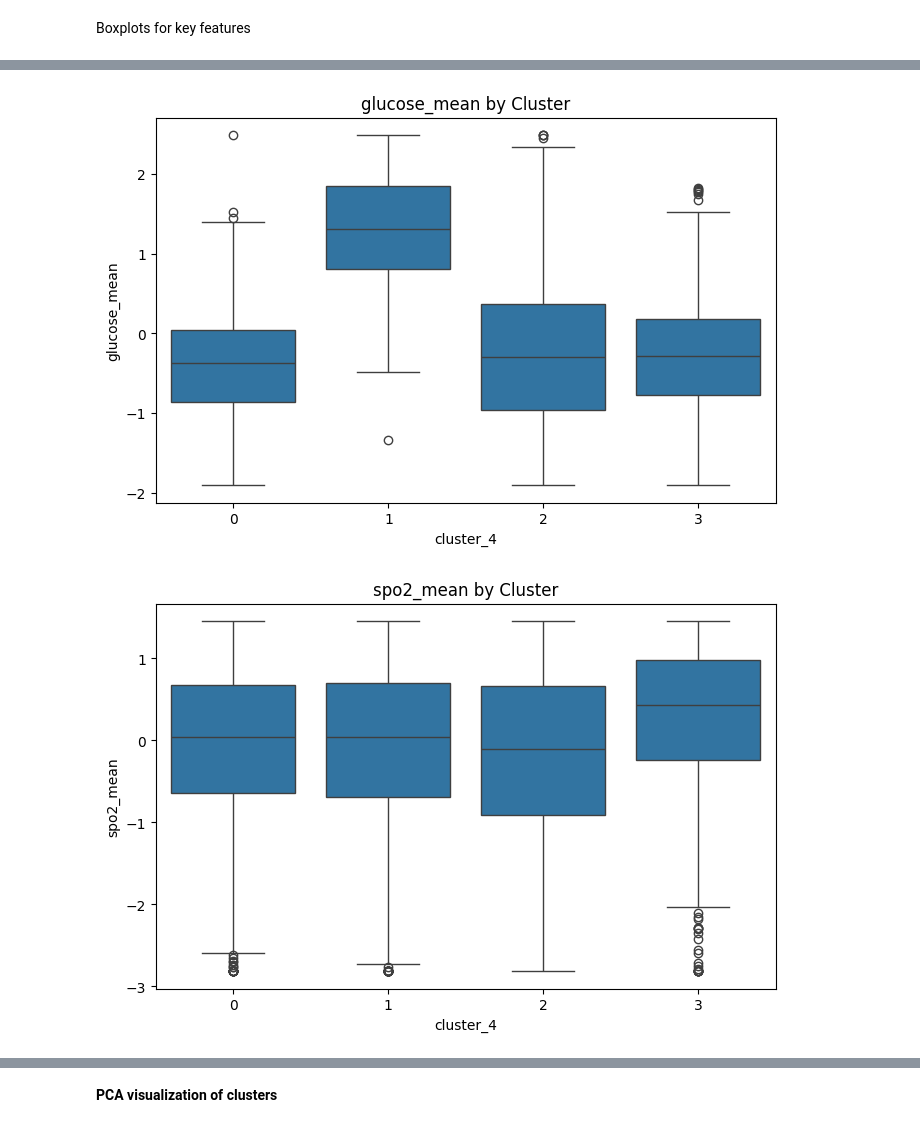
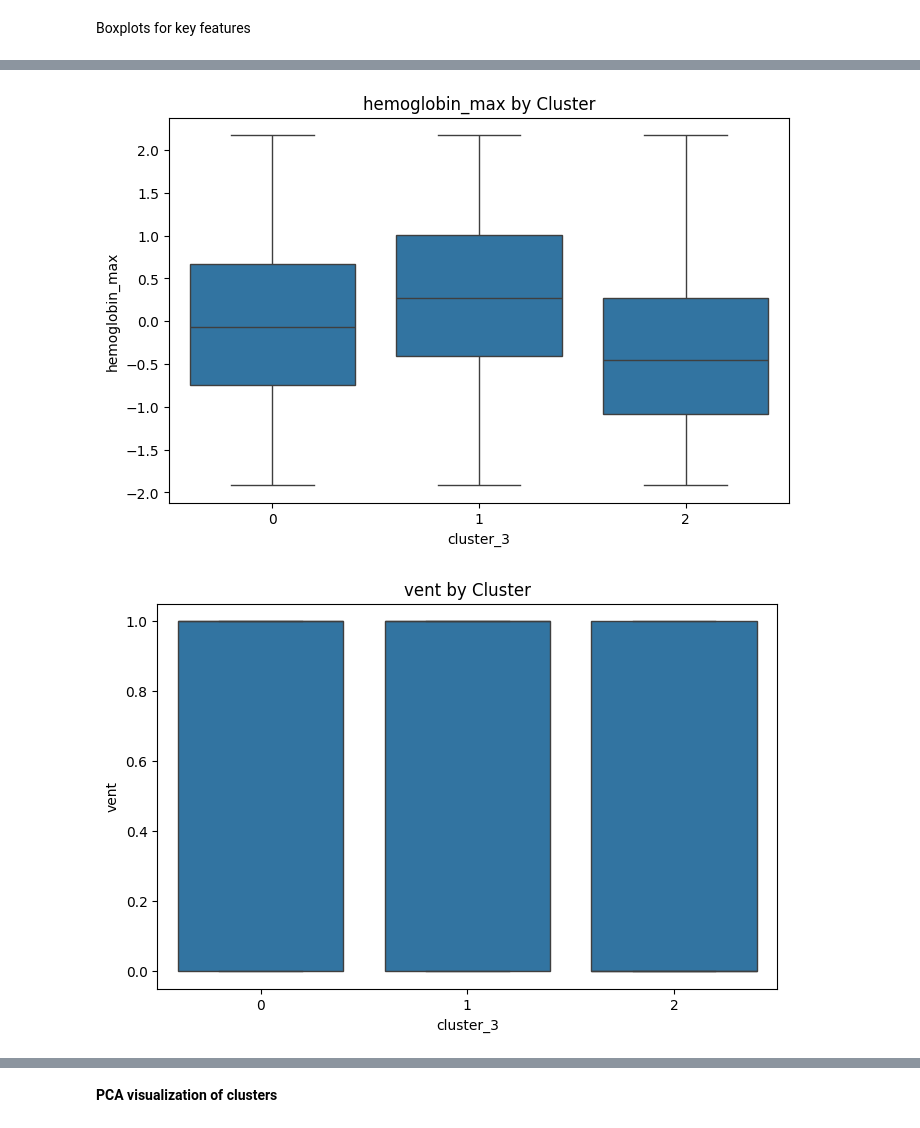
Before and after one commit to Edenshmuel/MIMIC_ICU_Prediction_and_Clustering, a Jupyter notebook: Clustering.ipynb, the cells around one changed output, grey strips where cells are left out. Cells and saved outputs as stored; diff of their text form; code cells hidden in the pictures.

```diff
--- a/Clustering.ipynb
+++ b/Clustering.ipynb
@@ -141,2 +137,6 @@ Given the small differences in silhouette scores between k=3 and k=4, and the ex
 # %% [markdown]
 **Fit the final models for k=3**
+# %%
+# Fit KMeans with k=2
+kmeans3 = KMeans(n_clusters=2, random_state=42)
+X_cluster_only_kmeans['cluster_2'] = kmeans3.fit_predict(X_cluster)
@@ -143,4 +145,4 @@ Given the small differences in silhouette scores between k=3 and k=4, and the ex
 # %%
 # Fit KMeans with k=3
-kmeans3 = KMeans(n_clusters=3, random_state=42)
-X_cluster_only_kmeans['cluster_3'] = kmeans3.fit_predict(X_cluster)
+kmeans5 = KMeans(n_clusters=3, random_state=42)
+X_cluster_only_kmeans['cluster_3'] = kmeans5.fit_predict(X_cluster)
@@ -149,6 +149,2 @@ X_cluster_only_kmeans['cluster_3'] = kmeans3.fit_predict(X_cluster)
-# %%
-# Fit KMeans with k=4
-kmeans4 = KMeans(n_clusters=4, random_state=42)
-X_cluster_only_kmeans['cluster_4'] = kmeans4.fit_predict(X_cluster)
 # %% [markdown]
 **Summarize clusters**
@@ -199,5 +195,5 @@ cluster_4
 # %% [markdown]
 **Mortality rates across identified clusters**
 # %%
+X_cluster_df_kmeans['cluster_2'] = X_cluster_only_kmeans['cluster_2']
 X_cluster_df_kmeans['cluster_3'] = X_cluster_only_kmeans['cluster_3']
-X_cluster_df_kmeans['cluster_4'] = X_cluster_only_kmeans['cluster_4']
@@ -545,12 +532,12 @@ Pairwise comparisons using Tukey HSD and chi-squared tests demonstrated that the
 # %% [markdown]
 Boxplots for key features
 # %%
-features = ['sofa', 'lactate_max', 'creatinine_max', 'bun_mean', 'age',
-            'urineoutput', 'glucose_mean', 'spo2_mean', 'icu_los']
+features = ['sofa', 'lactate_max', 'creatinine_max', 'age_group_encoded', 'bun_mean',
+            'urineoutput', 'hemoglobin_max', 'vent', 'glucose_mean', 'spo2_mean', 'diabetes', 'icu_los']
 
 for feature in features:
     plt.figure(figsize=(8,5))
-    sns.boxplot(x='cluster_4', y=feature, data=X_cluster_df_kmeans)
+    sns.boxplot(x='cluster_3', y=feature, data=X_cluster_df_kmeans)
     plt.title(f"{feature} by Cluster")
     plt.show()
 # %% [output]
@@ -563,2 +550,2 @@ for feature in features:
-[figure, old version]
+[figure, new version]
-[figure, old version]
+[figure, new version]
```
Also changed, not shown: parts of 104 cells of this notebook.
